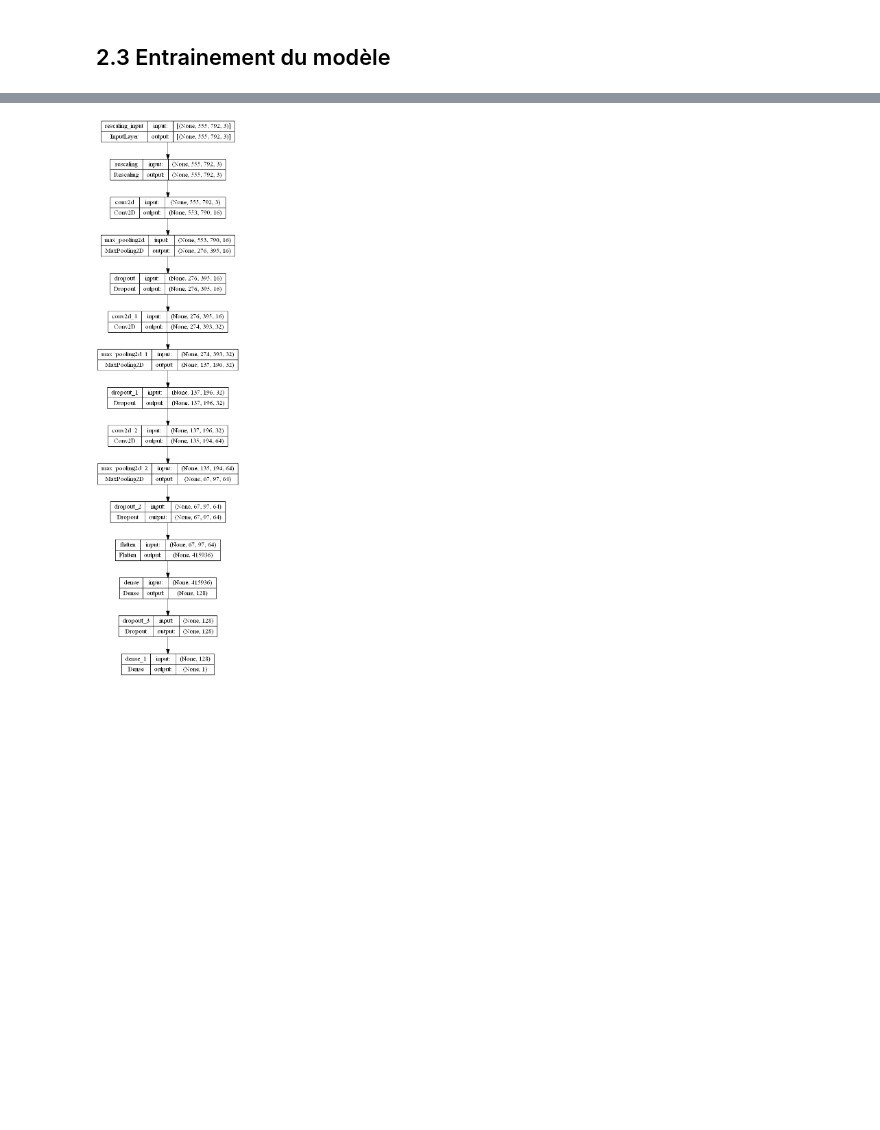
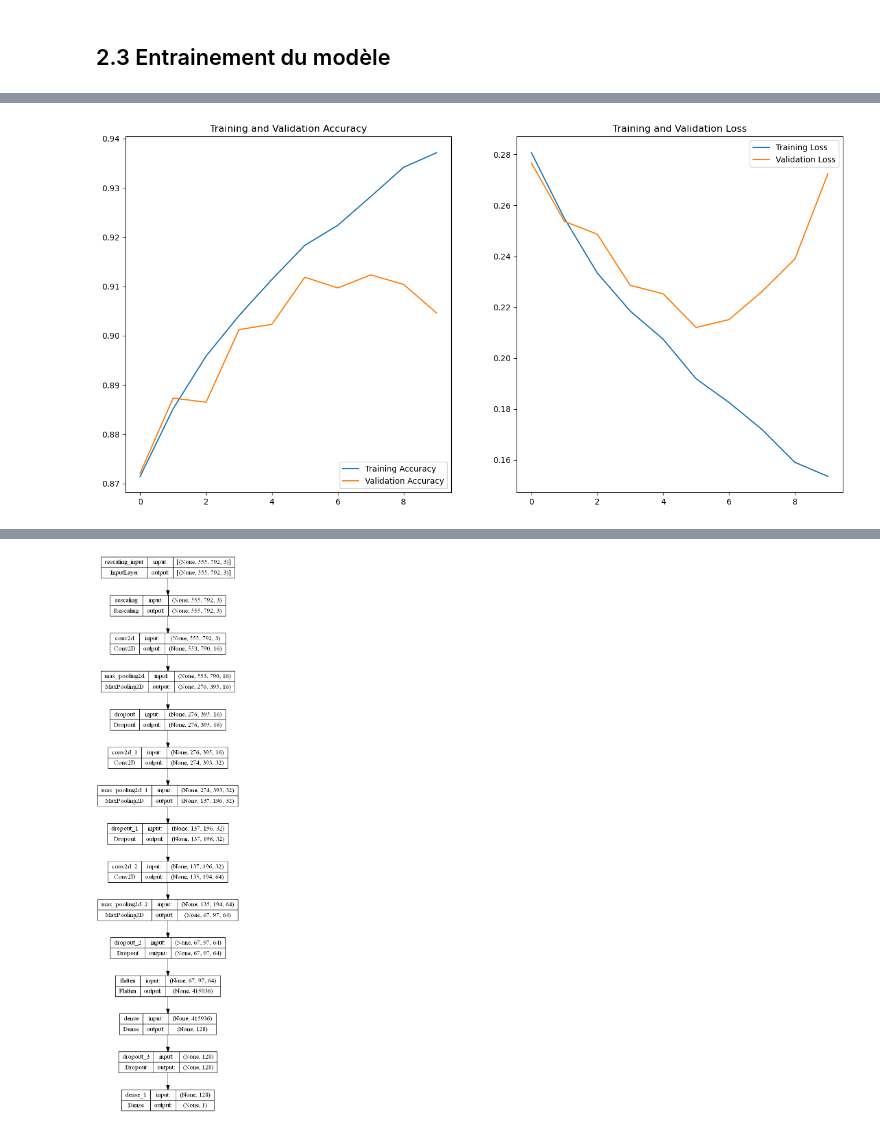
Before and after one commit to Xavier-Labarbe/leyenda, a Jupyter notebook: Projet/leyenda.ipynb, the cells around one changed output, grey strips where cells are left out. Cells and saved outputs as stored; diff of their text form; code cells hidden in the pictures; blank space fills up the shorter version.

Commit message:
custom VGG-11 model

```diff
--- a/Projet/leyenda.ipynb
+++ b/Projet/leyenda.ipynb
@@ -191,3 +181,23 @@ model = tf.keras.Sequential([
+# %%
+model = tf.keras.Sequential([
+    tf.keras.layers.experimental.preprocessing.Rescaling(1./255, offset=0.0),
+    tf.keras.layers.Conv2D(8, 3, activation='relu'),
+    tf.keras.layers.MaxPooling2D(),
+    tf.keras.layers.Conv2D(16, 3, activation='relu'),
+    tf.keras.layers.MaxPooling2D(),
+    tf.keras.layers.Conv2D(32, 3, activation='relu'),
+    tf.keras.layers.Conv2D(32, 3, activation='relu'),
+    tf.keras.layers.MaxPooling2D(),
+    tf.keras.layers.Conv2D(64, 3, activation='relu'),
+    tf.keras.layers.Conv2D(64, 3, activation='relu'),
+    tf.keras.layers.MaxPooling2D(),
+    tf.keras.layers.Conv2D(64, 3, activation='relu'),
+    tf.keras.layers.Conv2D(64, 3, activation='relu'),
+    tf.keras.layers.MaxPooling2D(),
+    tf.keras.layers.Flatten(),
+    tf.keras.layers.Dense(512, activation='relu'),
+    tf.keras.layers.Dense(1, activation='sigmoid')
+])
 # %% [markdown]
 ## 2.2 Compilation du modèle
 # %%
@@ -198,22 +208,25 @@ model.compile(
 # %% [markdown]
 ## 2.3 Entrainement du modèle
 # %%
-epochs = 3
+epochs1 = 10
 
+#callback = tf.keras.callbacks.EarlyStopping(monitor='val_loss', verbose=1)
 
-history =  model.fit(
+history1 =  model.fit(
+    #augmented_train_set,
     train_set,
     validation_data=test_set,
-    epochs=epochs
+    epochs=epochs1,
+    #callbacks=[callback]
 )
 
-acc = history.history['accuracy']
-val_acc = history.history['val_accuracy']
+acc = history1.history['accuracy']
+val_acc = history1.history['val_accuracy']
 
-loss = history.history['loss']
-val_loss = history.history['val_loss']
+loss = history1.history['loss']
+val_loss = history1.history['val_loss']
 
-epochs_range = range(epochs)
+epochs_range = range(len(history1.history['loss']))
 
 plt.figure(figsize=(16, 8))
 plt.subplot(1, 2, 1)
@@ -234,0 +265 @@ Epoch 2/3
+[figure, added]
```
Also changed, not shown: parts of 9 cells of this notebook.
